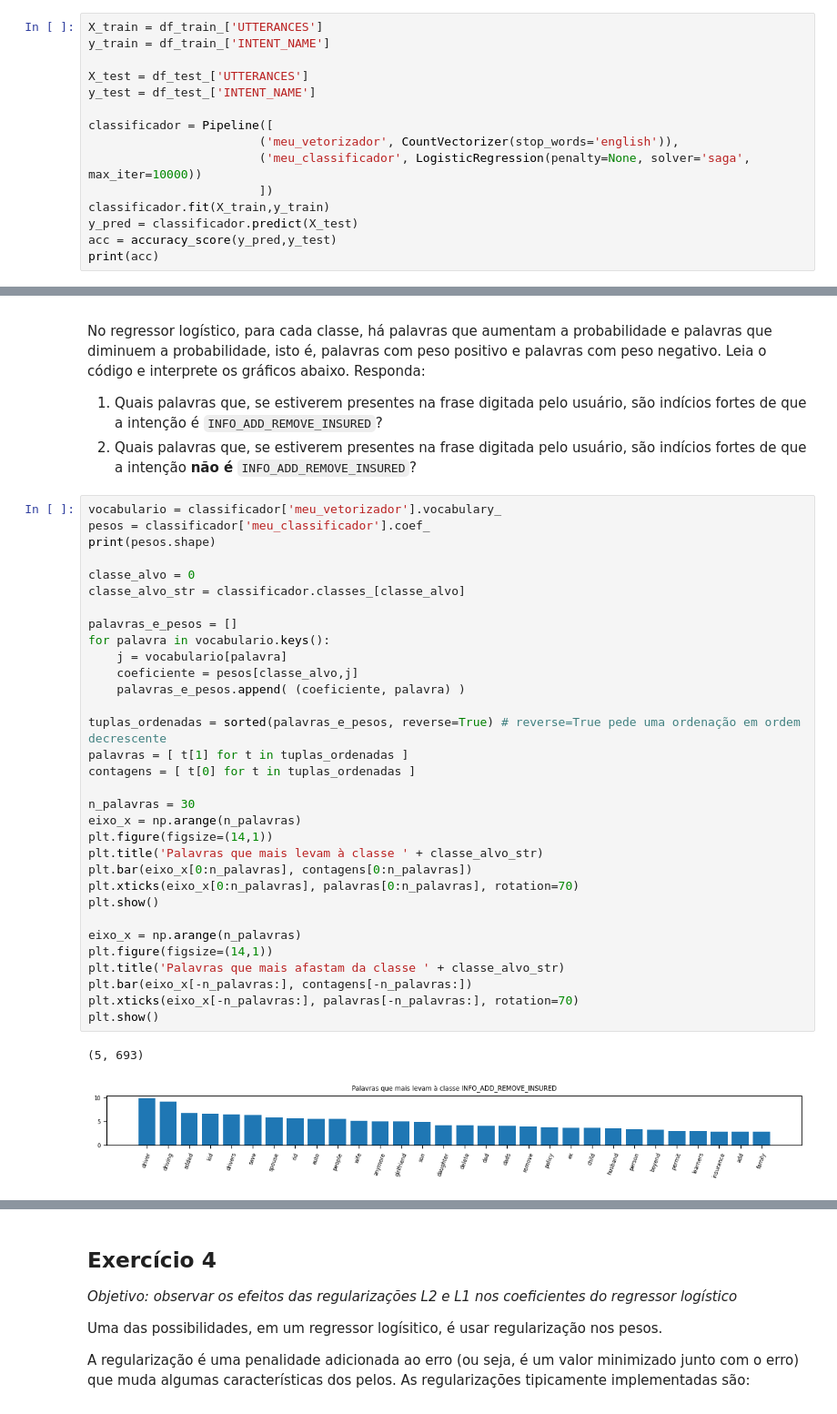
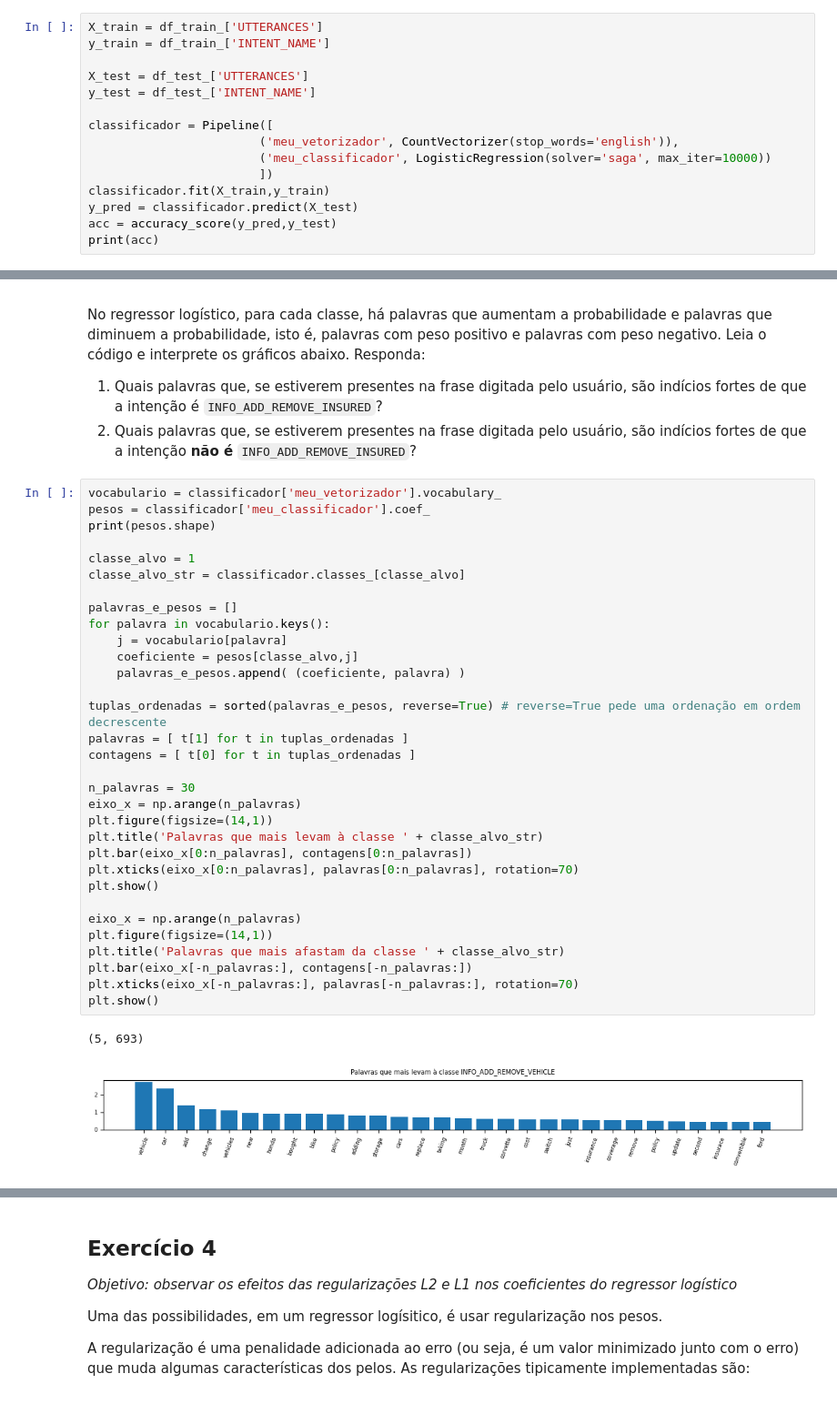
Before and after one commit to RogerPina2/NLP, a Jupyter notebook: Aulas/10_regressao_logistica.ipynb, the cells around one changed output, grey strips where cells are left out. Shown at 91% size. Saved outputs shown, nothing was run; the diff lists cells and outputs as text.

```diff
--- a/Aulas/10_regressao_logistica.ipynb
+++ b/Aulas/10_regressao_logistica.ipynb
@@ -88,7 +88,7 @@ y_test = df_test_['INTENT_NAME']
 
 classificador = Pipeline([
                         ('meu_vetorizador', CountVectorizer(stop_words='english')),
-                        ('meu_classificador', LogisticRegression(penalty=None, solver='saga', max_iter=10000))
+                        ('meu_classificador', LogisticRegression(solver='saga', max_iter=10000))
                         ])
 classificador.fit(X_train,y_train)
 y_pred = classificador.predict(X_test)
@@ -109,33 +109,33 @@ vocabulario = classificador['meu_vetorizador'].vocabulary_
 pesos = classificador['meu_classificador'].coef_
 print(pesos.shape)
 
-classe_alvo = 0
+classe_alvo = 1
 classe_alvo_str = classificador.classes_[classe_alvo]
 
 palavras_e_pesos = []
 for palavra in vocabulario.keys():
     j = vocabulario[palavra]
     coeficiente = pesos[classe_alvo,j]
     palavras_e_pesos.append( (coeficiente, palavra) )
 
 tuplas_ordenadas = sorted(palavras_e_pesos, reverse=True) # reverse=True pede uma ordenação em ordem decrescente
 palavras = [ t[1] for t in tuplas_ordenadas ]
 contagens = [ t[0] for t in tuplas_ordenadas ]
 
 n_palavras = 30
 eixo_x = np.arange(n_palavras)
 plt.figure(figsize=(14,1))
 plt.title('Palavras que mais levam à classe ' + classe_alvo_str)
 plt.bar(eixo_x[0:n_palavras], contagens[0:n_palavras])
 plt.xticks(eixo_x[0:n_palavras], palavras[0:n_palavras], rotation=70)
 plt.show()
 
 eixo_x = np.arange(n_palavras)
 plt.figure(figsize=(14,1))
 plt.title('Palavras que mais afastam da classe ' + classe_alvo_str)
 plt.bar(eixo_x[-n_palavras:], contagens[-n_palavras:])
 plt.xticks(eixo_x[-n_palavras:], palavras[-n_palavras:], rotation=70)
 plt.show()
 # %% [output]
 (5, 693)
-[figure, old version]
+[figure, new version]
```
Also changed, not shown: parts of 2 cells of this notebook, 12 other files.
